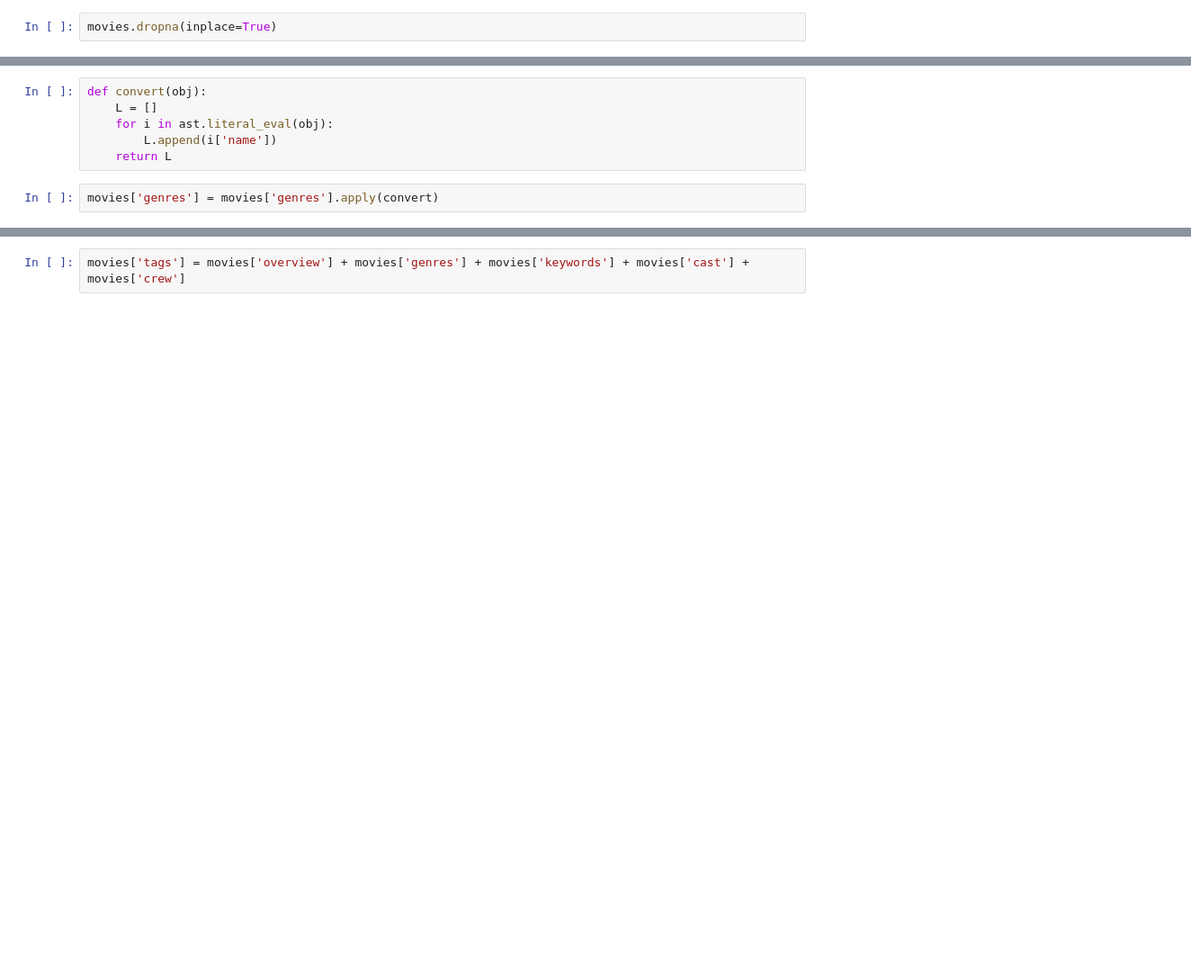
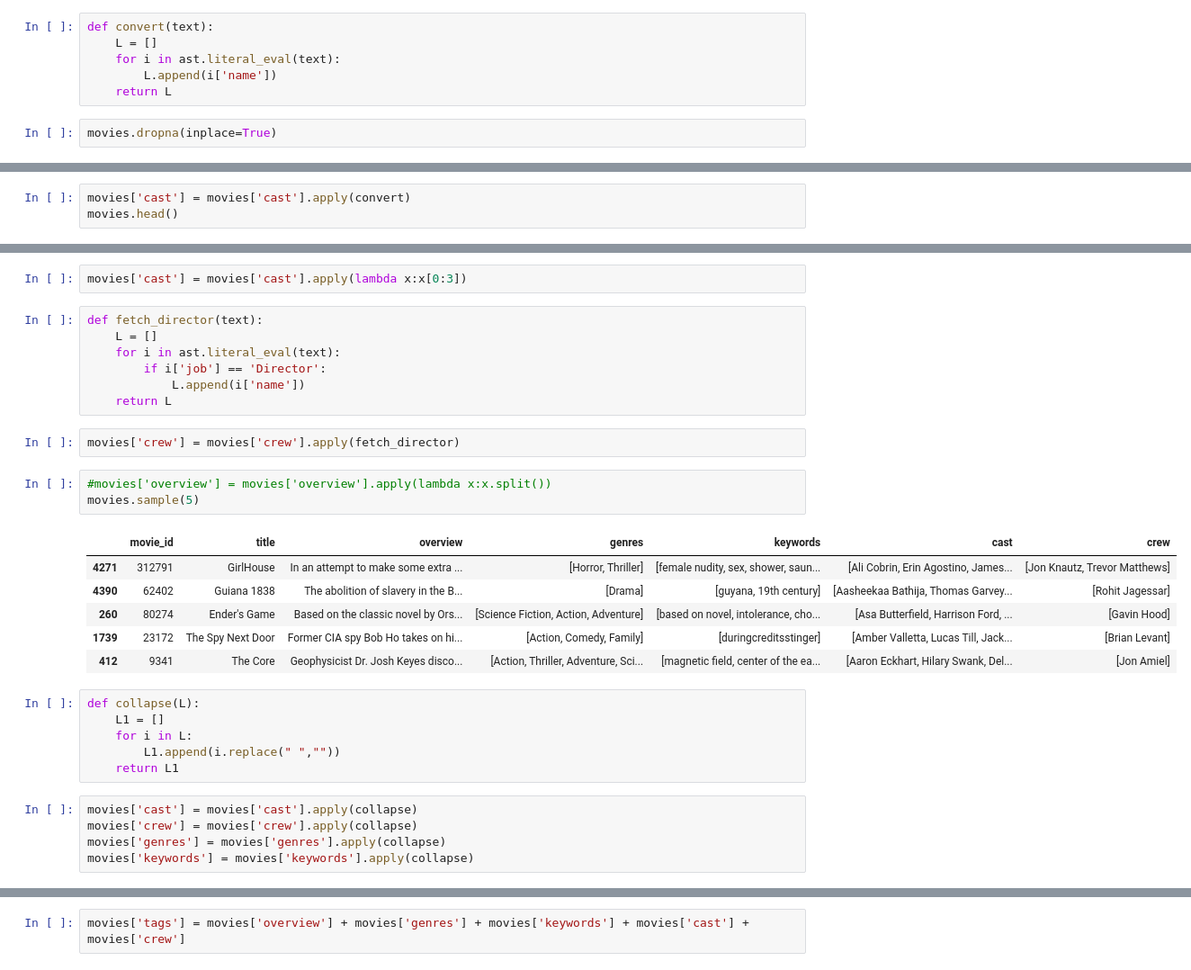
Before and after one commit to SmitM1/Movie-Recommender-System-Using-Content-Based-Filtering, a Jupyter notebook: movie_recommender_system.ipynb, the cells around one changed output, grey strips where cells are left out. Shown: that part at 90% size. Drawn from its saved outputs; the diff is of its cells as text; blank space fills up the shorter version.

```diff
--- a/movie_recommender_system.ipynb
+++ b/movie_recommender_system.ipynb
@@ -93,2 +63,8 @@ dtype: int64
+# %%
+def convert(text):
+    L = []
+    for i in ast.literal_eval(text):
+        L.append(i['name'])
+    return L
 # %%
 movies.dropna(inplace=True)
@@ -113,0 +107,3 @@ movies.iloc[0].genres
+# %%
+movies['cast'] = movies['cast'].apply(convert)
+movies.head()
@@ -114,11 +117,35 @@ movies.iloc[0].genres
+# %%
+movies['cast'] = movies['cast'].apply(lambda x:x[0:3])
 # %%
-def convert(obj):
+def fetch_director(text):
     L = []
-    for i in ast.literal_eval(obj):
-        L.append(i['name'])
+    for i in ast.literal_eval(text):
+        if i['job'] == 'Director':
+            L.append(i['name'])
     return L
 # %%
-movies['genres'] = movies['genres'].apply(convert)
+movies['crew'] = movies['crew'].apply(fetch_director)
+# %%
+#movies['overview'] = movies['overview'].apply(lambda x:x.split())
+movies.sample(5)
+# %% [output]
+|  | movie_id | title | overview | genres | keywords | cast | crew |
+| 4271 | 312791 | GirlHouse | In an attempt to make some extra ... | [Horror, Thriller] | [female nudity, sex, shower, saun... | [Ali Cobrin, Erin Agostino, James... | [Jon Knautz, Trevor Matthews] |
+| 4390 | 62402 | Guiana 1838 | The abolition of slavery in the B... | [Drama] | [guyana, 19th century] | [Aasheekaa Bathija, Thomas Garvey... | [Rohit Jagessar] |
+| 260 | 80274 | Ender's Game | Based on the classic novel by Ors... | [Science Fiction, Action, Adventure] | [based on novel, intolerance, cho... | [Asa Butterfield, Harrison Ford, ... | [Gavin Hood] |
+| 1739 | 23172 | The Spy Next Door | Former CIA spy Bob Ho takes on hi... | [Action, Comedy, Family] | [duringcreditsstinger] | [Amber Valletta, Lucas Till, Jack... | [Brian Levant] |
+| 412 | 9341 | The Core | Geophysicist Dr. Josh Keyes disco... | [Action, Thriller, Adventure, Sci... | [magnetic field, center of the ea... | [Aaron Eckhart, Hilary Swank, Del... | [Jon Amiel] |
+# %%
+def collapse(L):
+    L1 = []
+    for i in L:
+        L1.append(i.replace(" ",""))
+    return L1
+# %%
+movies['cast'] = movies['cast'].apply(collapse)
+movies['crew'] = movies['crew'].apply(collapse)
+movies['genres'] = movies['genres'].apply(collapse)
+movies['keywords'] = movies['keywords'].apply(collapse)
 # %%
 movies.head()
 # %% [output]
```
Also changed, not shown: parts of 73 cells of this notebook.
